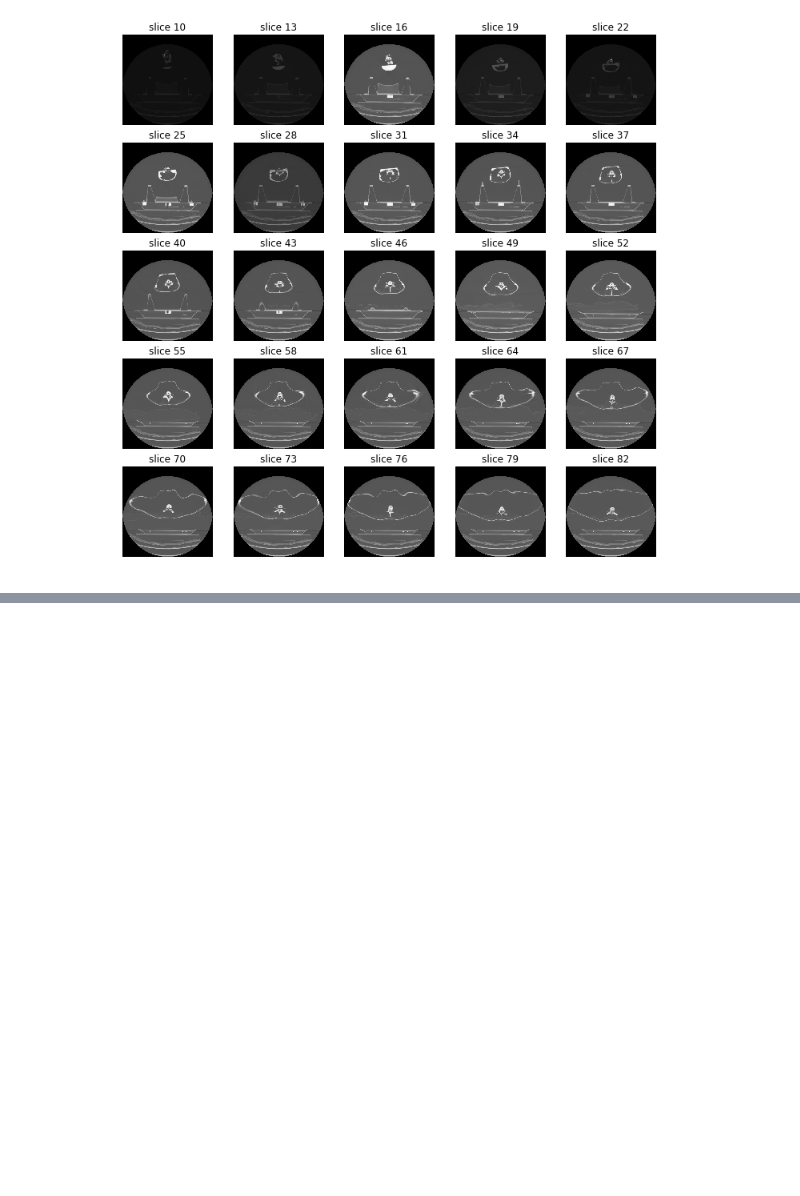
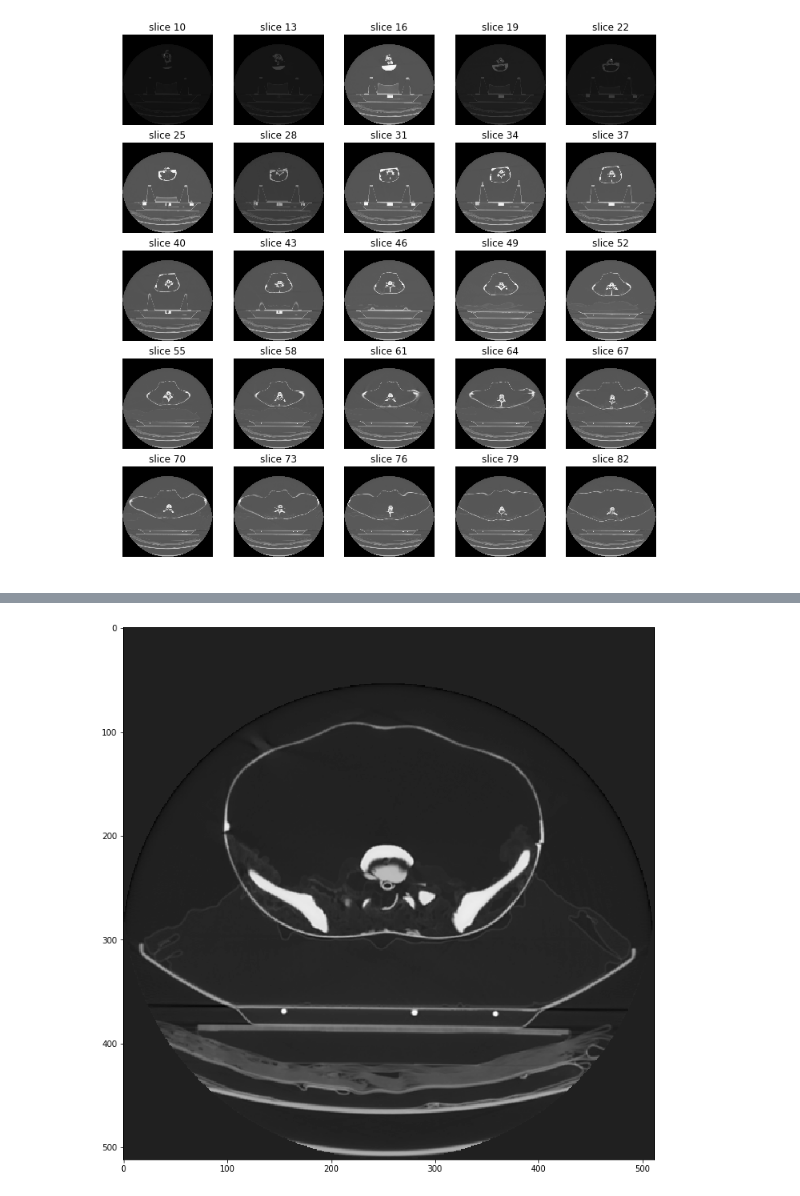
Before and after one commit to daegukdo/TIL, a Jupyter notebook: 05_side_project/01_dicom_with_point_cloud/00_dicom_image_processing_v2.ipynb, the cells around one changed output, grey strips where cells are left out. Saved outputs shown, nothing was run; the diff lists cells and outputs as text; code cells hidden in the pictures; blank space fills up the shorter version.

```diff
--- a/05_side_project/01_dicom_with_point_cloud/00_dicom_image_processing_v2.ipynb
+++ b/05_side_project/01_dicom_with_point_cloud/00_dicom_image_processing_v2.ipynb
@@ -235,0 +315,13 @@ sample_stack(imgs_to_process)
+# %%
+imgs_dicom_to_process = np.load(output_path+'fullimages_{}.npy'.format(id))
+# %%
+#img_eq = exposure.equalize_hist(img)
+
+#img_test = exposure.equalize_hist(imgs_dicom_to_process[284])
+img_test = imgs_dicom_to_process[284]
+
+fig,ax = plt.subplots(1,1,figsize=[12,12])
+ax.imshow(img_test, cmap='gray')
+plt.show()
+# %% [output]
+[figure, added]
```
Also changed, not shown: parts of 5 cells of this notebook.
